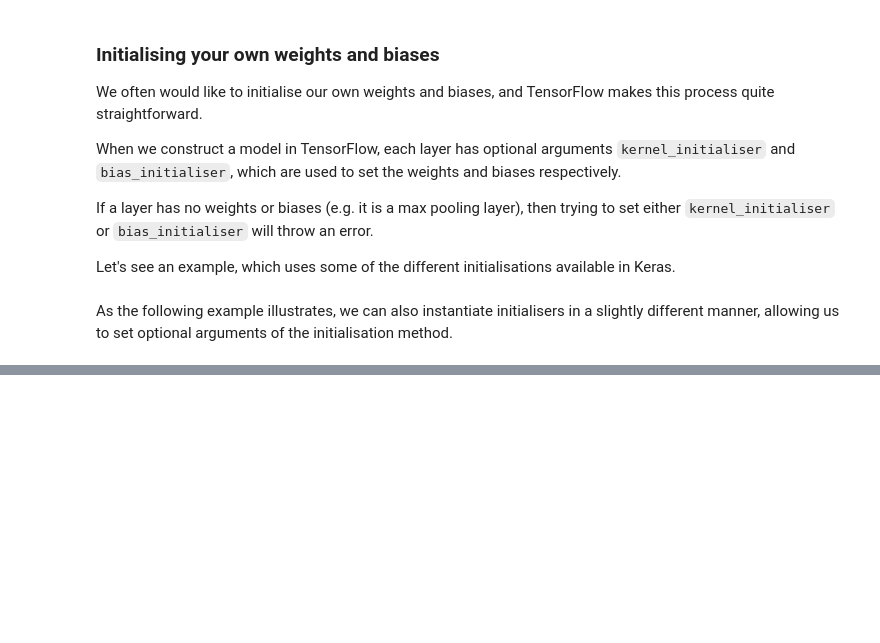
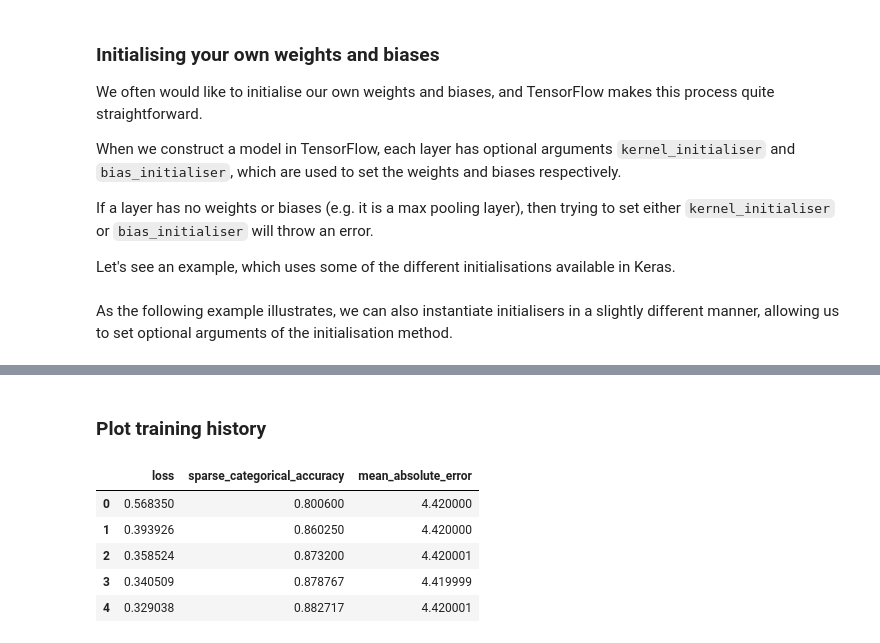
Before and after one commit to anilkunwar/coursera, a Jupyter notebook: ucl_getting_started_with_tf2/week2/The-Sequential-model-API.ipynb, the cells around one changed output, grey strips where cells are left out. Saved outputs shown, nothing was run; the diff lists cells and outputs as text; code cells hidden in the pictures; blank space fills up the shorter version.

```diff
--- a/ucl_getting_started_with_tf2/week2/The-Sequential-model-API.ipynb
+++ b/ucl_getting_started_with_tf2/week2/The-Sequential-model-API.ipynb
@@ -188,0 +485,13 @@ As the following example illustrates, we can also instantiate initialisers in a
+# %% [markdown]
+### Plot training history
+# %%
+# Load the history into a pandas DataFrame
+df = pd.DataFrame(history.history)
+df.head()
+# %% [output]
+|  | loss | sparse_categorical_accuracy | mean_absolute_error |
+| 0 | 0.568350 | 0.800600 | 4.420000 |
+| 1 | 0.393926 | 0.860250 | 4.420000 |
+| 2 | 0.358524 | 0.873200 | 4.420001 |
+| 3 | 0.340509 | 0.878767 | 4.419999 |
+| 4 | 0.329038 | 0.882717 | 4.420001 |
```
Also changed, not shown: parts of 54 cells of this notebook.
